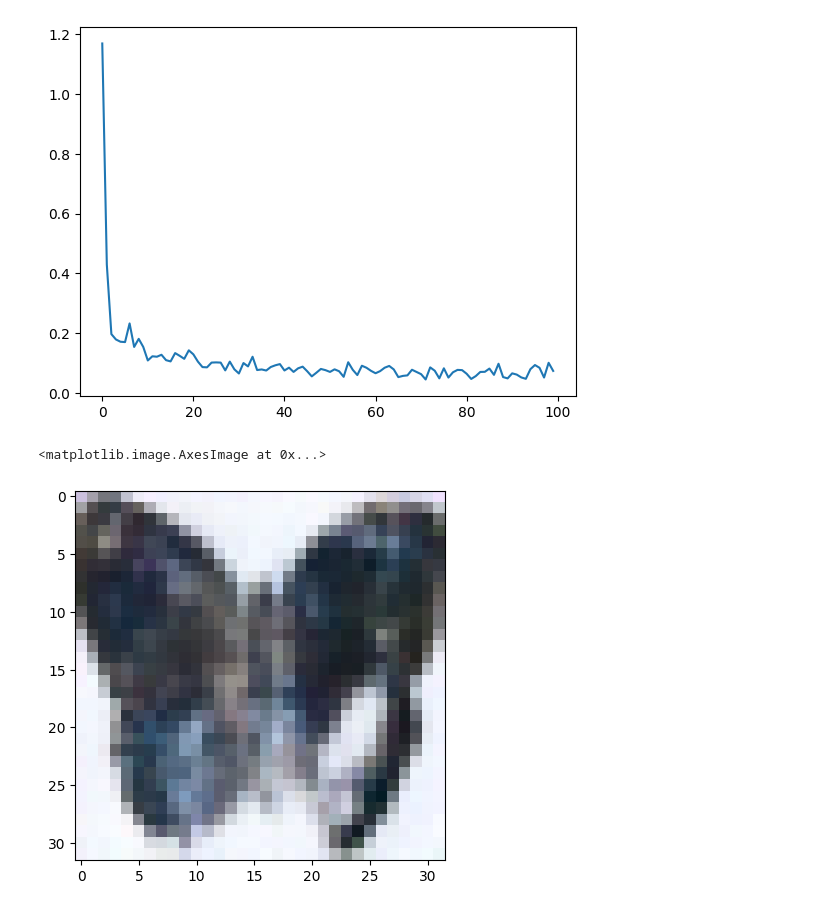
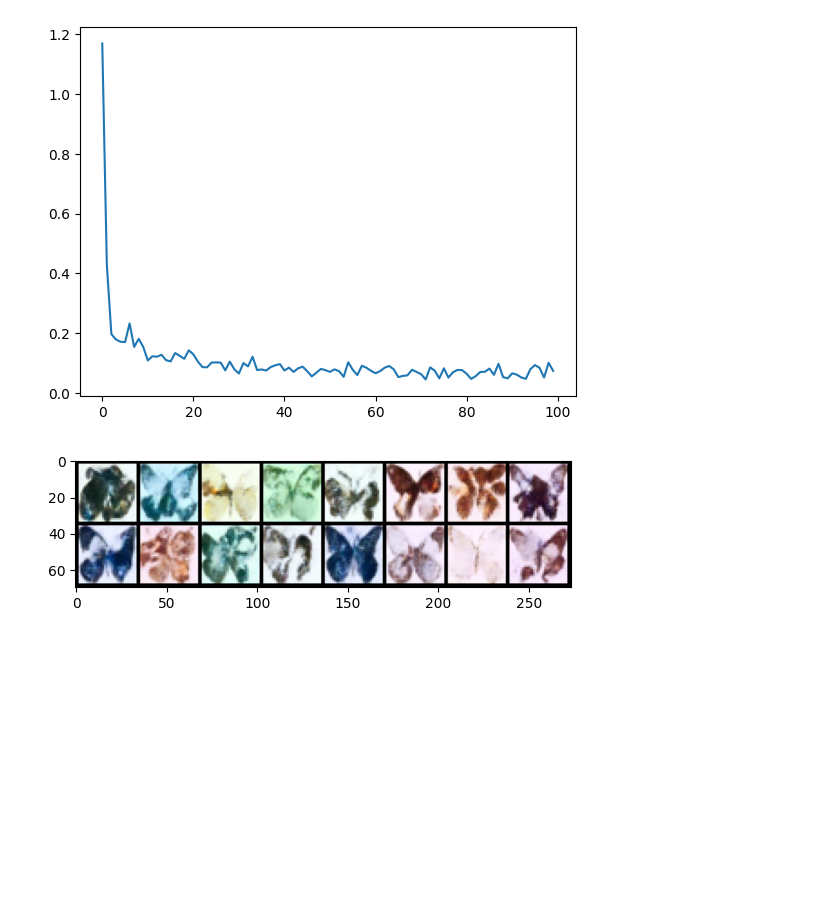
Before and after one commit to ArtemF42/diffusion-models, a Jupyter notebook: butterflies.ipynb, the cells around one changed output. Cells and saved outputs as stored; diff of their text form; code cells hidden in the pictures; blank space fills up the shorter version.

```diff
--- a/butterflies.ipynb
+++ b/butterflies.ipynb
@@ -121,10 +121,15 @@ for _ in range(N_EPOCHS):
             plt.show()
 # %% [output]
 [figure]
-# %%
-pipeline = DDPMPipeline(unet=model, scheduler=scheduler)
-generated_images = pipeline()
-plt.imshow(generated_images.images[0])
-# %% [output]
-<matplotlib.image.AxesImage at 0x...>
-[figure, removed]
+# %%
+to_tensor = v2.Compose([
+    v2.ToImage(),
+    v2.ToDtype(torch.float32, scale=True),
+])
+
+pipeline = DDPMPipeline(unet=model, scheduler=scheduler)
+generated_images = pipeline(16)
+images = torch.stack([to_tensor(image) for image in generated_images.images])
+plot_grid(images)
+# %% [output]
+[figure, added]
```
